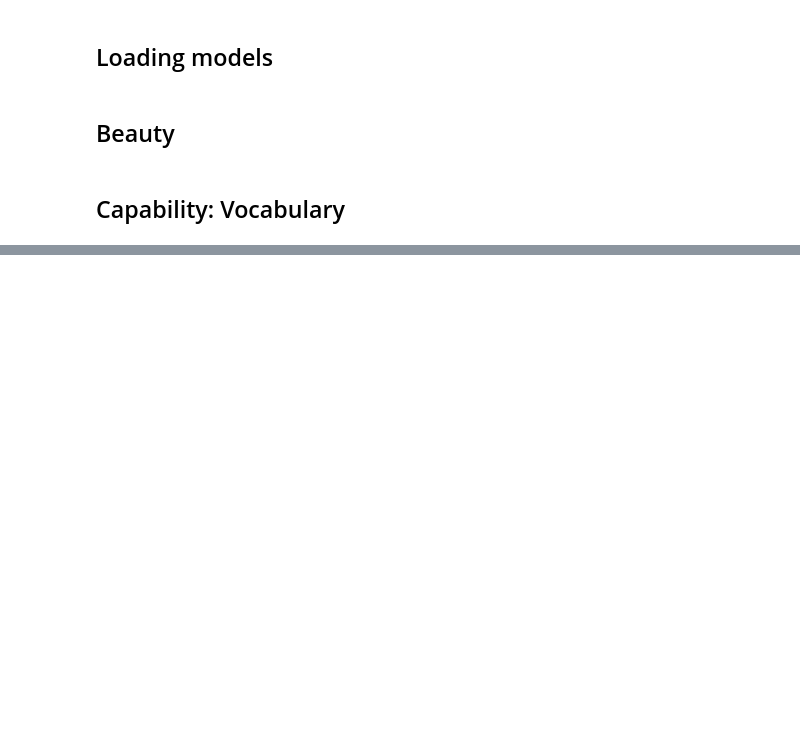
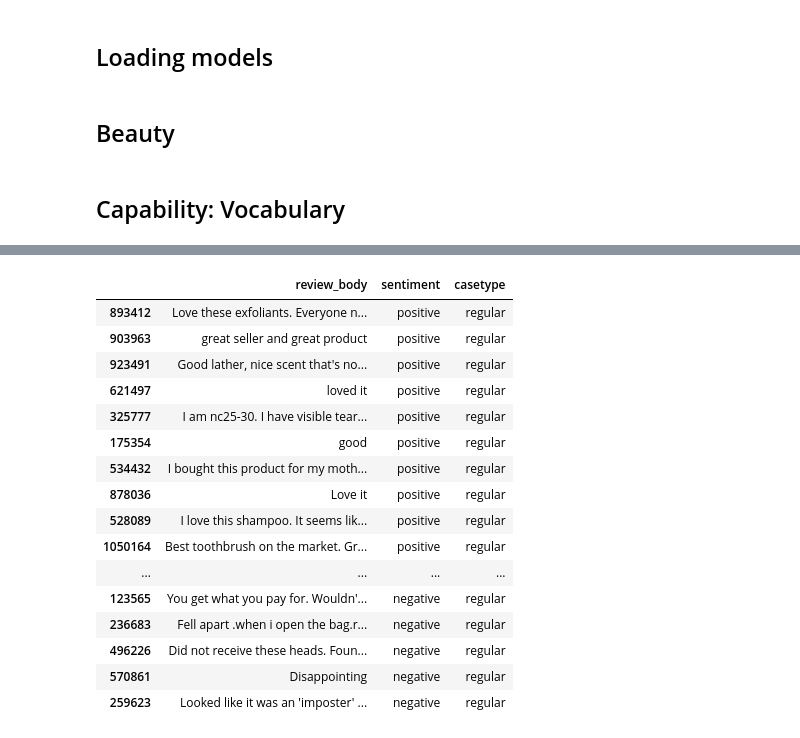
Before and after one commit to JohanLundberg12/SecondYearProject2021, a Jupyter notebook: Hardcases for human annotation.ipynb, the cells around one changed output, grey strips where cells are left out. Drawn from its saved outputs; the diff is of its cells as text; code cells hidden in the pictures; blank space fills up the shorter version.

```diff
--- a/Hardcases for human annotation.ipynb
+++ b/Hardcases for human annotation.ipynb
@@ -77,0 +381,26 @@ editor.add_lexicon('neg_adj', neg_adj, overwrite=True )
+# %%
+reg_pos_samples = df_beauty[df_beauty["sentiment"] == "positive"].sample(n=10, random_state=1)
+reg_neg_samples = df_beauty[df_beauty["sentiment"] == "negative"].sample(n=10, random_state=1)
+# %%
+reg_df = pd.concat((reg_pos_samples[["review_body","sentiment"]], reg_neg_samples[["review_body","sentiment"]]))
+reg_df["casetype"] = "regular"
+# %%
+reg_df
+# %% [output]
+|  | review_body | sentiment | casetype |
+| 893412 | Love these exfoliants. Everyone n... | positive | regular |
+| 903963 | great seller and great product | positive | regular |
+| 923491 | Good lather, nice scent that's no... | positive | regular |
+| 621497 | loved it | positive | regular |
+| 325777 | I am nc25-30. I have visible tear... | positive | regular |
+| 175354 | good | positive | regular |
+| 534432 | I bought this product for my moth... | positive | regular |
+| 878036 | Love it | positive | regular |
+| 528089 | I love this shampoo. It seems lik... | positive | regular |
+| 1050164 | Best toothbrush on the market. Gr... | positive | regular |
+| ... | ... | ... | ... |
+| 123565 | You get what you pay for. Wouldn'... | negative | regular |
+| 236683 | Fell apart .when i open the bag.r... | negative | regular |
+| 496226 | Did not receive these heads. Foun... | negative | regular |
+| 570861 | Disappointing | negative | regular |
+| 259623 | Looked like it was an 'imposter' ... | negative | regular |
```
Also changed, not shown: parts of 89 cells of this notebook, 1 other file.
